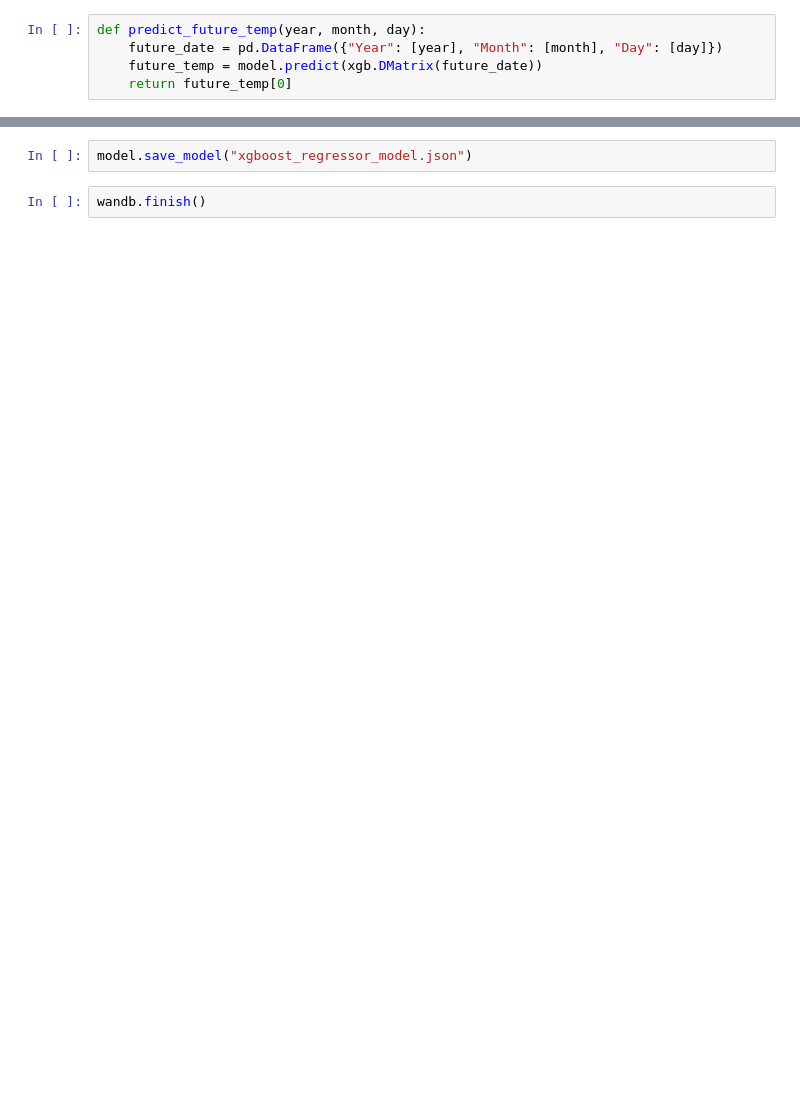
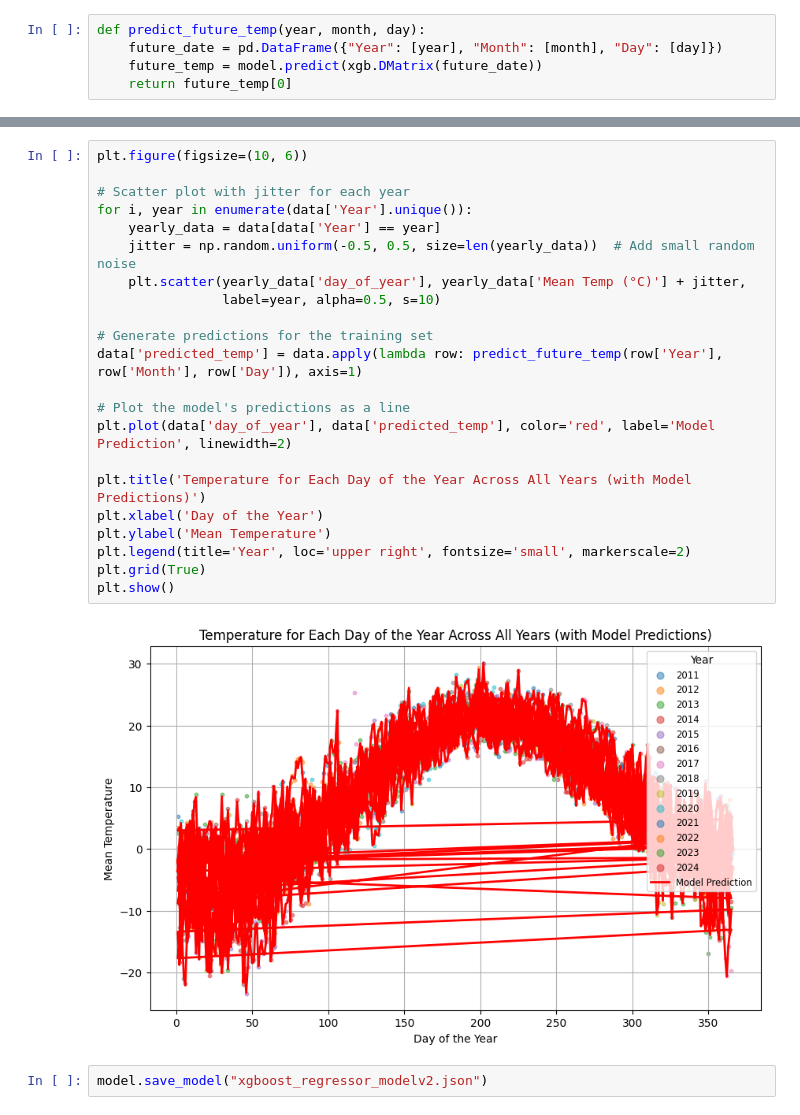
Before and after one commit to Sxres/temperature_predictor_app, a Jupyter notebook: model/training.ipynb, the cells around one changed output, grey strips where cells are left out. Cells and saved outputs as stored; diff of their text form; blank space fills up the shorter version.

```diff
--- a/model/training.ipynb
+++ b/model/training.ipynb
@@ -193,4 +221,26 @@ predict_future_temp(2025, 12, 13) #it works not amazingly but it works.
+# %%
+plt.figure(figsize=(10, 6))
+
+# Scatter plot with jitter for each year
+for i, year in enumerate(data['Year'].unique()):
+    yearly_data = data[data['Year'] == year]
+    jitter = np.random.uniform(-0.5, 0.5, size=len(yearly_data))  # Add small random noise
+    plt.scatter(yearly_data['day_of_year'], yearly_data['Mean Temp (°C)'] + jitter,
+                label=year, alpha=0.5, s=10)
+
+# Generate predictions for the training set
+data['predicted_temp'] = data.apply(lambda row: predict_future_temp(row['Year'], row['Month'], row['Day']), axis=1)
+
+# Plot the model's predictions as a line
+plt.plot(data['day_of_year'], data['predicted_temp'], color='red', label='Model Prediction', linewidth=2)
+
+plt.title('Temperature for Each Day of the Year Across All Years (with Model Predictions)')
+plt.xlabel('Day of the Year')
+plt.ylabel('Mean Temperature')
+plt.legend(title='Year', loc='upper right', fontsize='small', markerscale=2)
+plt.grid(True)
+plt.show()
+# %% [output]
+[figure, added]
 # %%
-model.save_model("xgboost_regressor_model.json")
+model.save_model("xgboost_regressor_modelv2.json")
-# %%
-wandb.finish()
```
Also changed, not shown: parts of 32 cells of this notebook, 32 other files.
